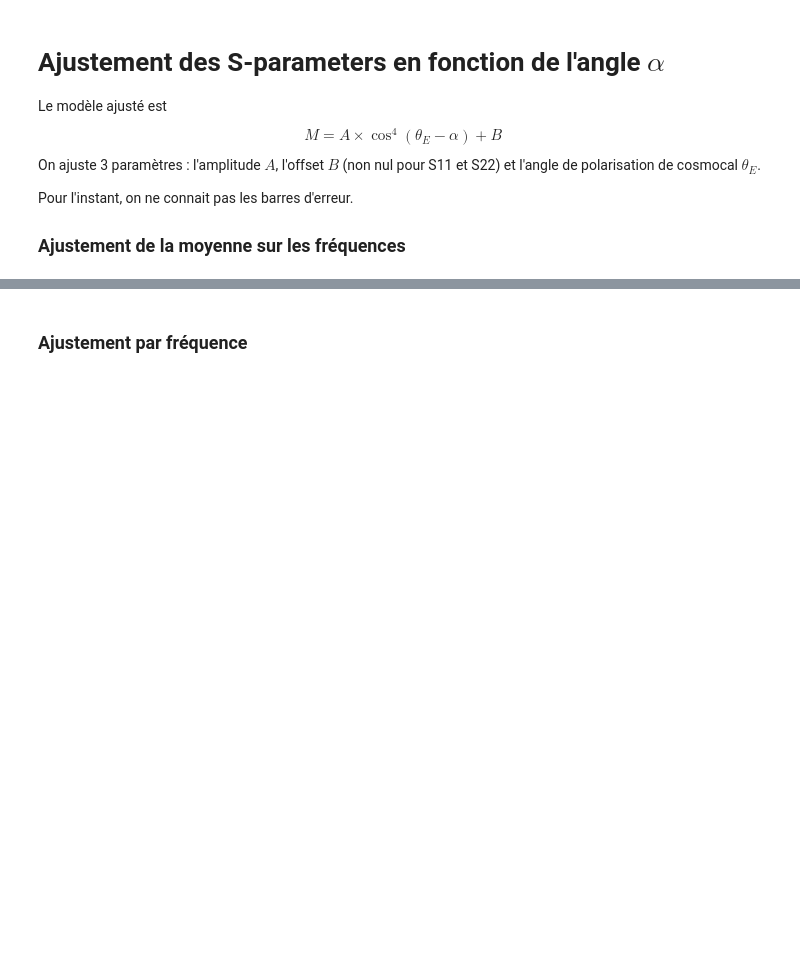
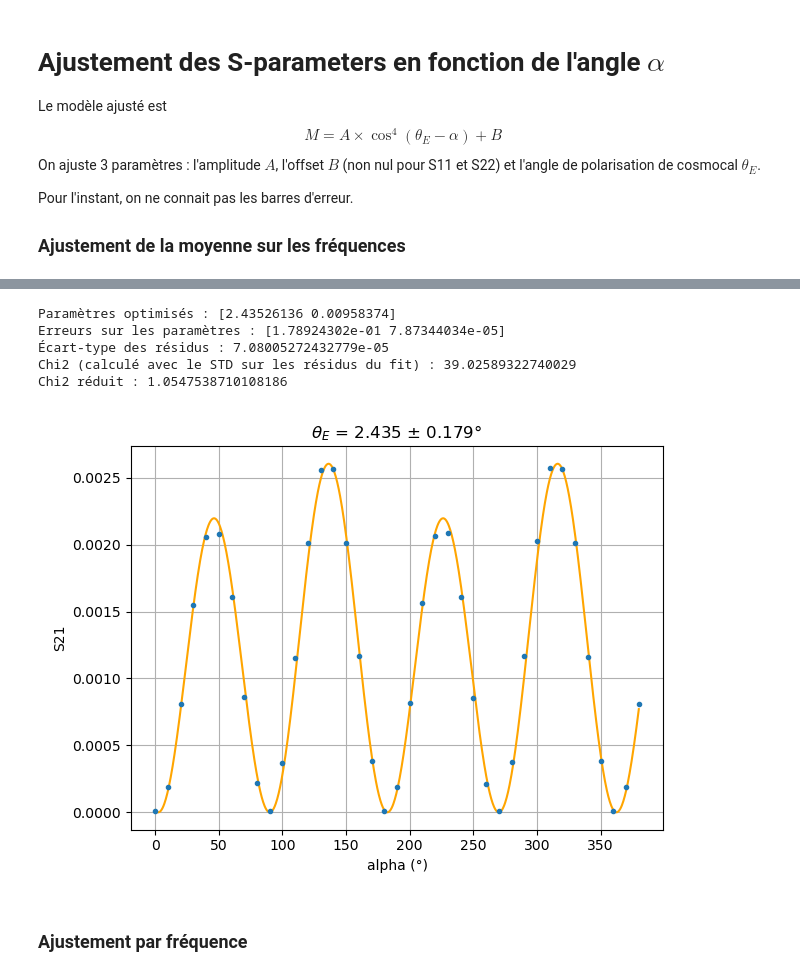
Before and after one commit to mousset/COSMOCal, a Jupyter notebook: Analyse_Scan_polariseur.ipynb, the cells around one changed output, grey strips where cells are left out. Cells and saved outputs as stored; diff of their text form; code cells hidden in the pictures; blank space fills up the shorter version.

```diff
--- a/Analyse_Scan_polariseur.ipynb
+++ b/Analyse_Scan_polariseur.ipynb
@@ -353,2 +250,37 @@ Chi2 réduit : 1.0548126399186808
+# %%
+t = 0 # select the S parameter
+if t == 0 or t==1:
+    thetaE0 = 0
+else :
+    thetaE0 = 90
+
+model = dml.cos2cos2
+
+popt, error, residuals, chi2_red = dml.myfit(alpha, y=mean_mag_lin[:, t], model=model, p0=[thetaE0, 1])
+
+
+if t == 0 or t==1:
+    thetaE = popt[0]
+else :
+    thetaE = popt[0] - 90
+
+tt = np.linspace(0, 380, 1000)
+fig = plt.figure()
+plt.errorbar(alpha, mean_mag_lin[:, t], yerr=None, marker='.', ls='None')
+plt.plot(tt, model(tt, *popt), 'orange', label='Fit cos^4')
+plt.xlabel("alpha (°)")
+plt.ylabel(f"{traces[t]}")
+plt.title(r'$\theta_E$ = {:.3f} ± {:.3f}°'.format(thetaE, error[0]))
+plt.grid(10)
+plt.tight_layout()
+if save_plots:
+    fig.savefig(plot_path + f"Scan_{scan}_Fitmean_{traces[t]}.png", dpi=300)
+# %% [output]
+Paramètres optimisés : [2.43526136 0.00958374]
+Erreurs sur les paramètres : [1.78924302e-01 7.87344034e-05]
+Écart-type des résidus : 7.08005272432779e-05
+Chi2 (calculé avec le STD sur les résidus du fit) : 39.02589322740029
+Chi2 réduit : 1.0547538710108186
+[figure, added]
 # %% [markdown]
 ### Ajustement par fréquence
```
Also changed, not shown: parts of 18 cells of this notebook, 1 other file.
